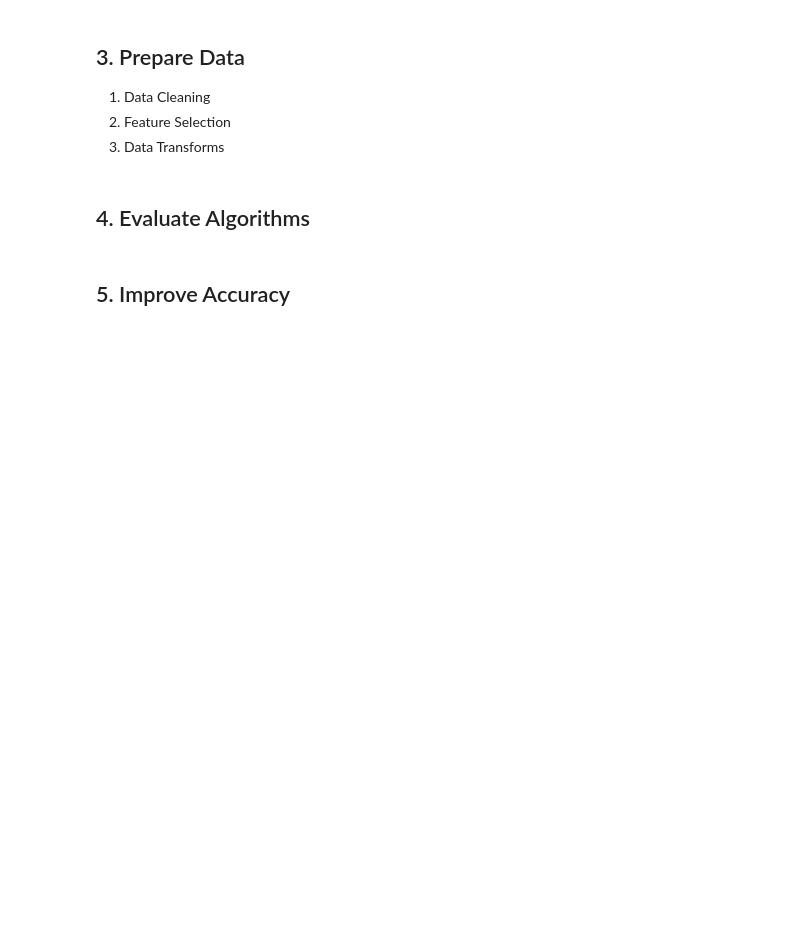
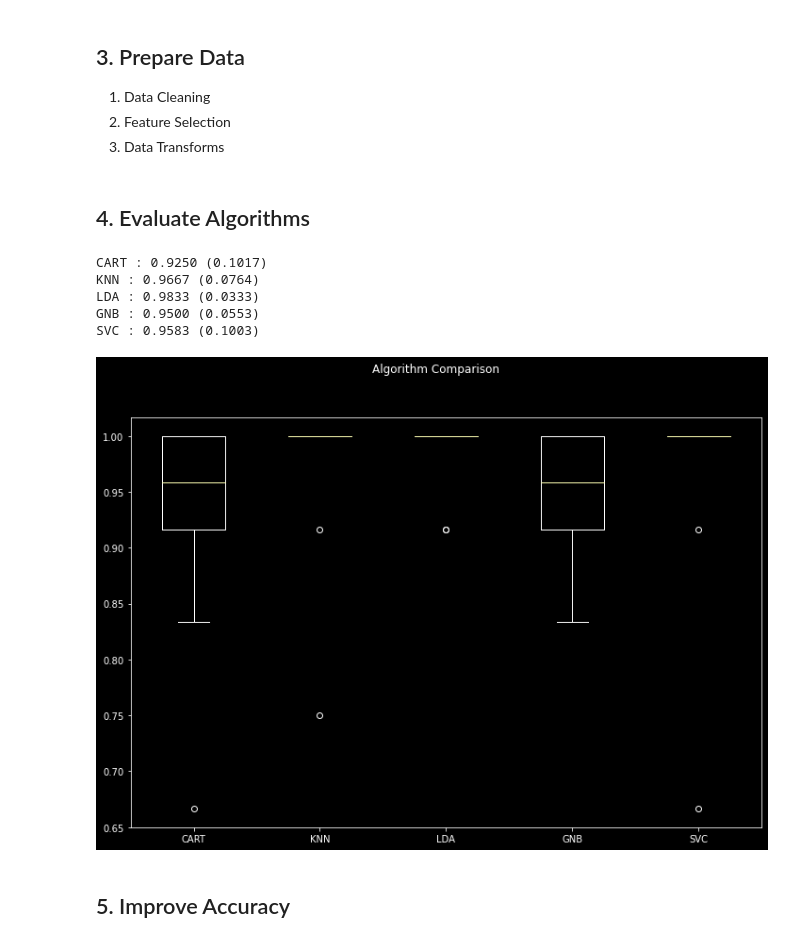
Before and after one commit to ThiagoORuby/Machine-Learning-Study-Projects, a Jupyter notebook: Iris Project - Python ML Template.ipynb, the cells around one changed output. Cells and saved outputs as stored; diff of their text form; code cells hidden in the pictures; blank space fills up the shorter version.

Commit message:
end the ML model

```diff
--- a/Iris Project - Python ML Template.ipynb
+++ b/Iris Project - Python ML Template.ipynb
@@ -120,20 +122,37 @@ x_train, x_test, y_train, y_test = train_test_split(X, y, test_size = 0.2)
 # b) Test options and evaluation metric
 # c) Spot Check Algorithms
 # d) Compare Algorithms
-from sklearn.linear_model import LogisticRegression
-from sklearn.tree import DecisionTreeClassifier
-from sklearn.neighbors import KNeighborsClassifier
-from sklearn.discriminant_analysis import LinearDiscriminantAnalysis
-from sklearn.naive_bayes import GaussianNB
-from sklearn.svm import SVC
+models = []
+#models.append(("LR",LogisticRegression()))
+models.append(("CART",DecisionTreeClassifier()))
+models.append(("KNN",KNeighborsClassifier()))
+models.append(("LDA",LinearDiscriminantAnalysis()))
+models.append(("GNB",GaussianNB()))
+models.append(("SVC",SVC()))
 
-models = []
-models.append(LogisticRegression())
-models.append(DecisionTreeClassifier())
-models.append(KNeighborsClassifier())
-models.append(LinearDiscriminantAnalysis())
-models.append(GaussianNB())
-models.append(SVC())
+results = []
+names = []
+for name, model in models:
+    kfold = KFold(10)
+    result = cross_val_score(model, x_train, y_train, cv = kfold, scoring='accuracy')
+    results.append(result)
+    names.append(name)
+    print(f'{name} : {result.mean():.4f} ({result.std():.4f})')
+# %% [output]
+CART : 0.9250 (0.1017)
+KNN : 0.9667 (0.0764)
+LDA : 0.9833 (0.0333)
+GNB : 0.9500 (0.0553)
+SVC : 0.9583 (0.1003)
+# %%
+fig = plt.figure(figsize=(12,8))
+fig.suptitle('Algorithm Comparison')
+ax = fig.add_subplot(111)
+plt.boxplot(results)
+ax.set_xticklabels(names)
+plt.show()
+# %% [output]
+[figure, added]
 # %% [markdown]
 ## 5. Improve Accuracy
 # %%
```
Also changed, not shown: parts of 3 cells of this notebook.
